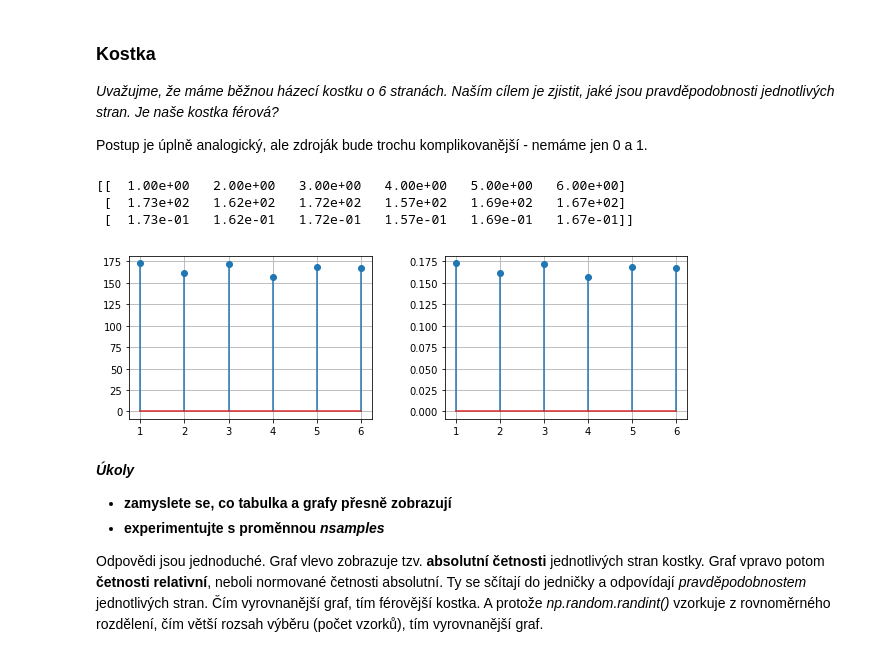
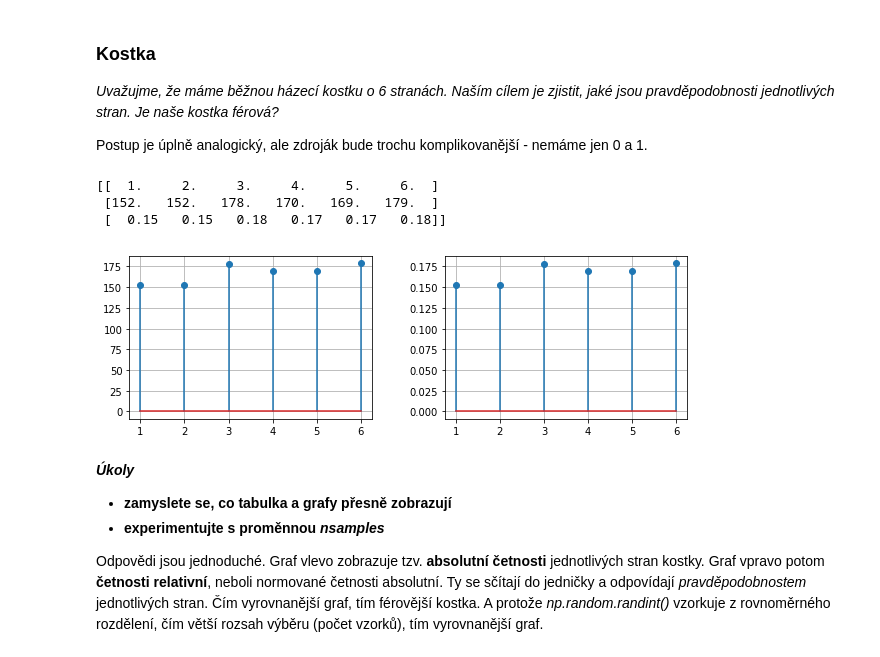
Before and after one commit to TaIos/bml, a Jupyter notebook: prednasky/1_prednaska.ipynb, the cells around one changed output. Drawn from its saved outputs; the diff is of its cells as text; code cells hidden in the pictures.

```diff
--- a/prednasky/1_prednaska.ipynb
+++ b/prednasky/1_prednaska.ipynb
@@ -71,20 +71,21 @@ Postup je úplně analogický, ale zdroják bude trochu komplikovanější - nem
 # %%
 nsamples = 1000  ###
 results = np.random.randint(1, 7, size=nsamples)
 numbers, counts = np.unique(results, return_counts=True)
 frequences = counts/nsamples
+np.set_printoptions(suppress=True)
 print(np.c_[numbers, counts, frequences].T)
 plt.figure(figsize=(10, 3))
 plt.subplot(1,2,1)
 plt.stem(numbers, counts)
 plt.subplot(1,2,2)
 plt.stem(numbers, frequences)
 plt.show()
 # %% [output]
-[[  1.00e+00   2.00e+00   3.00e+00   4.00e+00   5.00e+00   6.00e+00]
- [  1.73e+02   1.62e+02   1.72e+02   1.57e+02   1.69e+02   1.67e+02]
- [  1.73e-01   1.62e-01   1.72e-01   1.57e-01   1.69e-01   1.67e-01]]
+[[  1.     2.     3.     4.     5.     6.  ]
+ [152.   152.   178.   170.   169.   179.  ]
+ [  0.15   0.15   0.18   0.17   0.17   0.18]]
-[figure, old version]
+[figure, new version]
 # %% [markdown]
 **_Úkoly_**
 - **zamyslete se, co tabulka a grafy přesně zobrazují**
```
Also changed, not shown: parts of 5 cells of this notebook, 2 other files.
